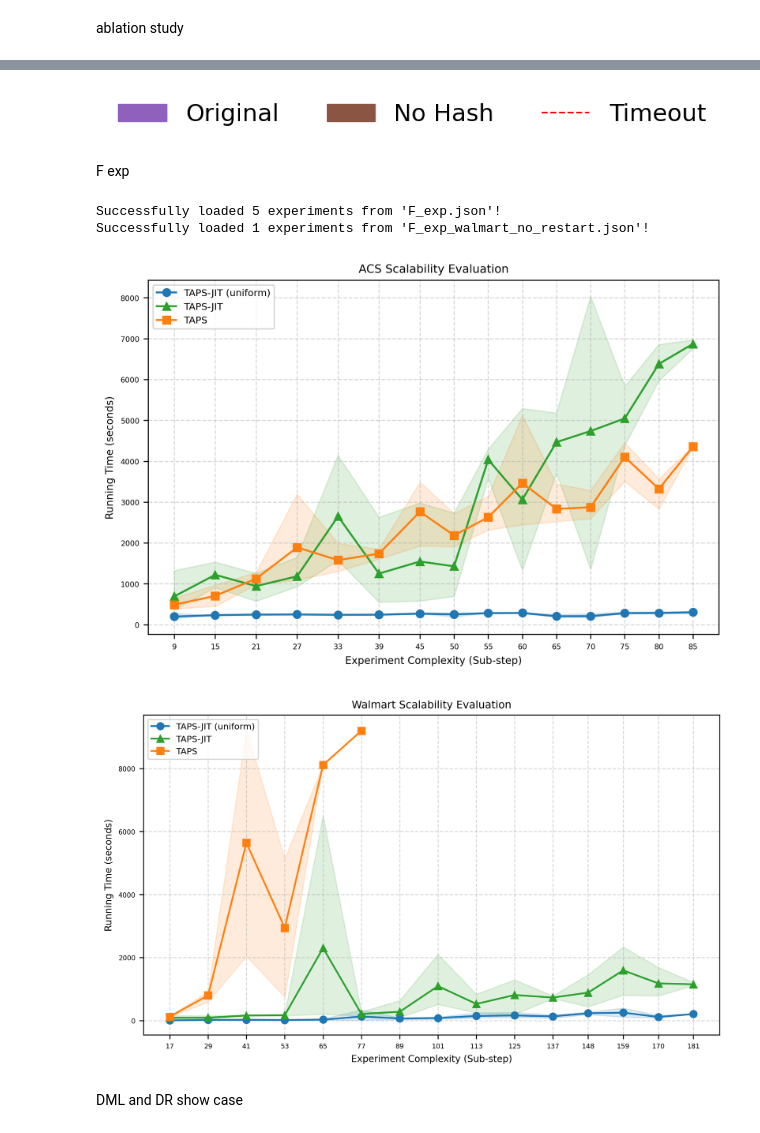
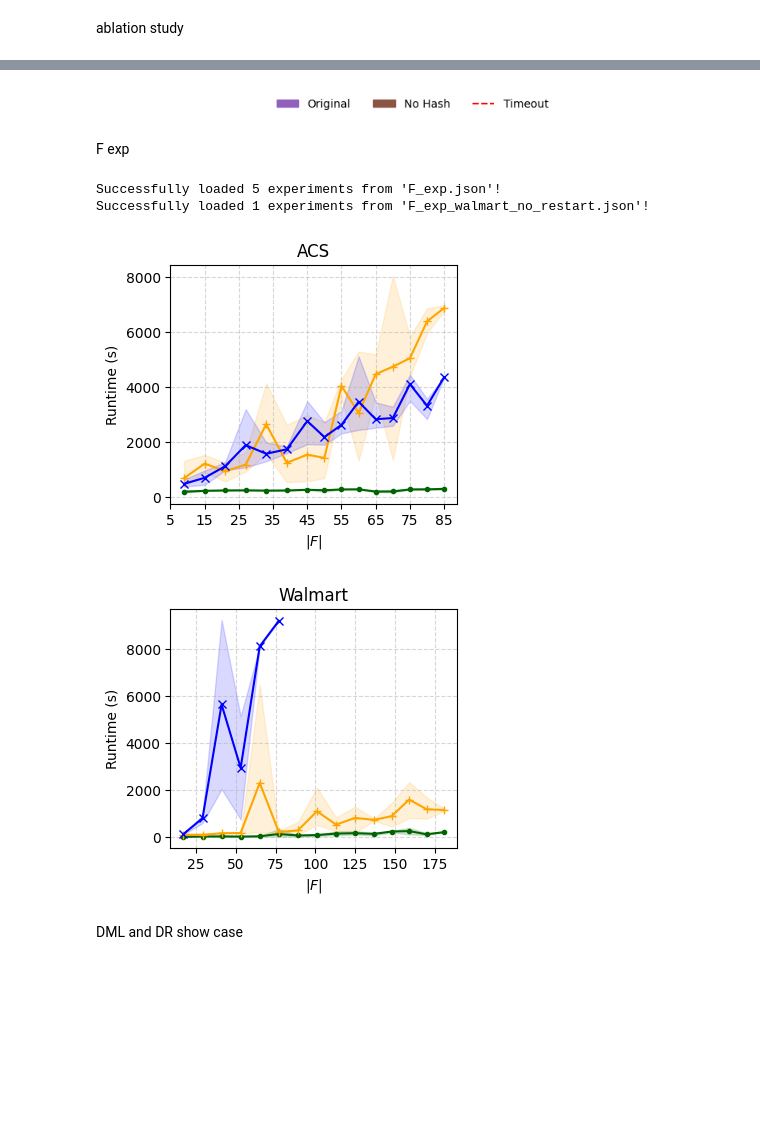
Before and after one commit to danielbarcohen-bot/ATE-shifting, a Jupyter notebook: graphs.ipynb, the cells around one changed output, grey strips where cells are left out. Drawn from its saved outputs; the diff is of its cells as text; code cells hidden in the pictures; blank space fills up the shorter version.

```diff
--- a/graphs.ipynb
+++ b/graphs.ipynb
@@ -24,17 +24,17 @@ probe_probs_no_restart_marker = 'x'
 probe_probs_with_restart_color = 'orange'
 probe_probs_with_restart_marker = '+'
 
-doublefig_width = 7
-doublefig_height = 6
+doublefig_width = 3.7
+doublefig_height = 3.1
 
 #algorithm names
 taps = 'TAPS'
 probe = 'TAPS-JIT'
 uniform = 'TAPS-JIT (uniform)'
 
-plt.rcParams.update({'font.size': 22})
-FONT_SIZE = 22
-MARKER_SIZE = 10
+# plt.rcParams.update({'font.size': 22})
+# FONT_SIZE = 22
+MARKER_SIZE = 6
 TIMEOUT_VAL = 14400
 
 with open('dotted_results.json', 'r') as file:
@@ -1120,18 +1176,10 @@ def discard_legend_ablation():
 
 discard_legend_ablation()
 # %% [output]
-[figure, old version]
+[figure, new version]
 # %% [markdown]
 F exp
 # %%
-import os
-import json
-import matplotlib.pyplot as plt
-import numpy as np
-import warnings
-
-# Suppress runtime warnings from taking the mean of empty lists (timeouts)
-warnings.filterwarnings('ignore', category=RuntimeWarning)
 
 # =================================================================
 # 1. Load the Data from F_exp.json or F-exp.json
@@ -1154,20 +1202,6 @@ except FileNotFoundError:
     print(f"Error: Could not find your JSON file. Please ensure it is in this directory.")
     walmart_standalone_experiments = {}
 
-# =================================================================
-# 2. Plotting Style Settings
-# =================================================================
-probe_color = '#1f77b4'                       # Uniform (fprobe)
-probe_probs_no_restart_color = '#ff7f0e'      # No Restart (fprobe_probs_no_restart)
-probe_probs_with_restart_color = '#2ca02c'    # Restart (fprobe_probs_with_restart)
-
-probe_marker = 'o'
-probe_probs_no_restart_marker = 's'
-probe_probs_with_restart_marker = '^'
-
-MARKER_SIZE = 6
-doublefig_width = 8
-doublefig_height = 5
 
 # Master tick coordinate systems for the background grid & labels
 acs_xs = [6 * i + 3 if i < 8 else 6*7 + 5 * (i-7) + 3 for i in range(1, 16)]
@@ -1264,48 +1298,47 @@ plot_mode(ax1, "41", "fprobe", uniform, probe_color, probe_marker)
 # EXP 42 -> Restart
 plot_mode(ax1, "42", "fprobe_probs_with_restart", probe, probe_probs_with_restart_color, probe_probs_with_restart_marker)
 # EXP 43 -> No Restart
 plot_mode(ax1, "43", "fprobe_probs_no_restart", taps, probe_probs_no_restart_color, probe_probs_no_restart_marker)
 
-ax1.set_title("ACS Scalability Evaluation")
-ax1.set_xlabel("Experiment Complexity (Sub-step)")
-ax1.set_ylabel("Running Time (seconds)")
+ax1.set_title("ACS")
+ax1.set_xlabel("$|F|$")
+ax1.set_ylabel("Runtime (s)")
 
 # Ticks are placed and labeled with your exact math results (e.g., 9, 15, 21 ... 85)
-ax1.set_xticks(acs_xs)
+ax1.set_xticks(list(range(5,95,10)))
+# ax1.set_xlim(acs_xs[0]-4,acs_xs[-1]+4)
 
 ax1.grid(True, linestyle='--', alpha=0.5)
-ax1.legend(loc='upper left', frameon=True)
+# ax1.legend(loc='upper left', frameon=True)
 
 # ----------------- PLOT 2: WALMART (EXP 44, 45) -----------------
 # EXP 44 -> Uniform (fprobe)
 plot_mode(ax2, "44", "fprobe", uniform, probe_color, probe_marker)
 # EXP 45 -> Has both Restart and No Restart modes stored inside it
 plot_mode(ax2, "45", "fprobe_probs_with_restart", probe, probe_probs_with_restart_color, probe_probs_with_restart_marker)
 plot_mode(ax2, "45", "fprobe_probs_no_restart", taps, probe_probs_no_restart_color, probe_probs_no_restart_marker)
 
-ax2.set_title("Walmart Scalability Evaluation")
-ax2.set_xlabel("Experiment Complexity (Sub-step)")
-ax2.set_ylabel("Running Time (seconds)")
+ax2.set_title("Walmart")
+ax2.set_xlabel("$|F|$")
+ax2.set_ylabel("Runtime (s)")
 
 # Ticks are placed and labeled with your exact math results (e.g., 17, 29, 41 ... 181)
-ax2.set_xticks(walmart_xs)
+ax2.set_xticks(list(range(25,200,25)))
+# ax2.set_xlim(walmart_xs[0]-4,walmart_xs[-1]+4)
 
 ax2.grid(True, linestyle='--', alpha=0.5)
-ax2.legend(loc='upper left', frameon=True)
+# ax2.legend(loc='upper left', frameon=True)
 
 # =================================================================
 # 5. Save & Render
 # =================================================================
-plt.tight_layout()
 fig1.savefig('acs_scalability.pdf', bbox_inches="tight", dpi=600)
 fig2.savefig('walmart_scalability.pdf', bbox_inches='tight', dpi=600)
-
-plt.show()
 # %% [output]
 Successfully loaded 5 experiments from 'F_exp.json'!
 Successfully loaded 1 experiments from 'F_exp_walmart_no_restart.json'!
-[figure, old version]
+[figure, new version]
-[figure, old version]
+[figure, new version]
 # %% [markdown]
 DML and DR show case
 # %%
```
Also changed, not shown: parts of 11 cells of this notebook.
